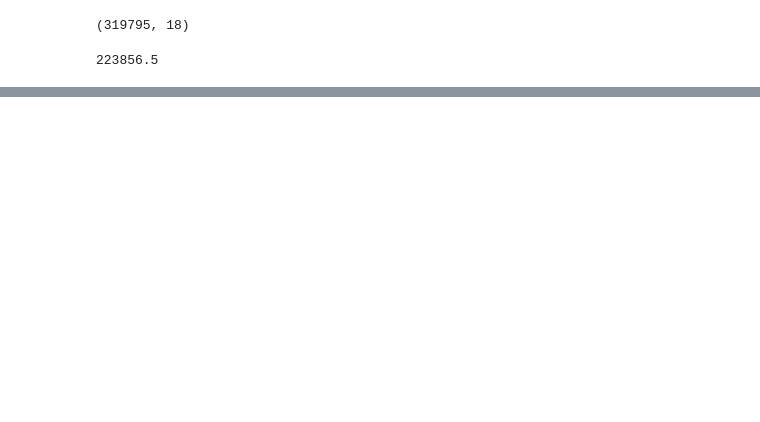
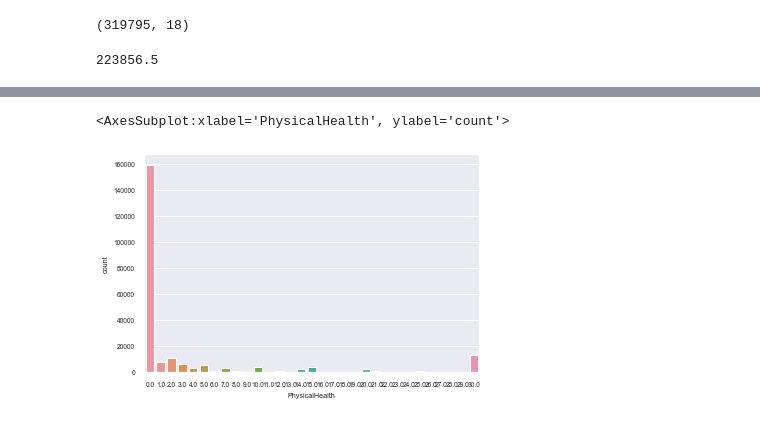
Before and after one commit to JerayuT/Group-5-WQ23-Data-Science, a Jupyter notebook: Project Analysis.ipynb, the cells around one changed output, grey strips where cells are left out. Drawn from its saved outputs; the diff is of its cells as text; code cells hidden in the pictures; blank space fills up the shorter version.

```diff
--- a/Project Analysis.ipynb
+++ b/Project Analysis.ipynb
@@ -62,0 +130,6 @@ Name: HeartDisease, dtype: float64
+# %%
+sns.set(font_scale = 0.6)
+sns.countplot(x='PhysicalHealth',data=train)
+# %% [output]
+<AxesSubplot:xlabel='PhysicalHealth', ylabel='count'>
+[figure, added]
```
Also changed, not shown: parts of 28 cells of this notebook.
